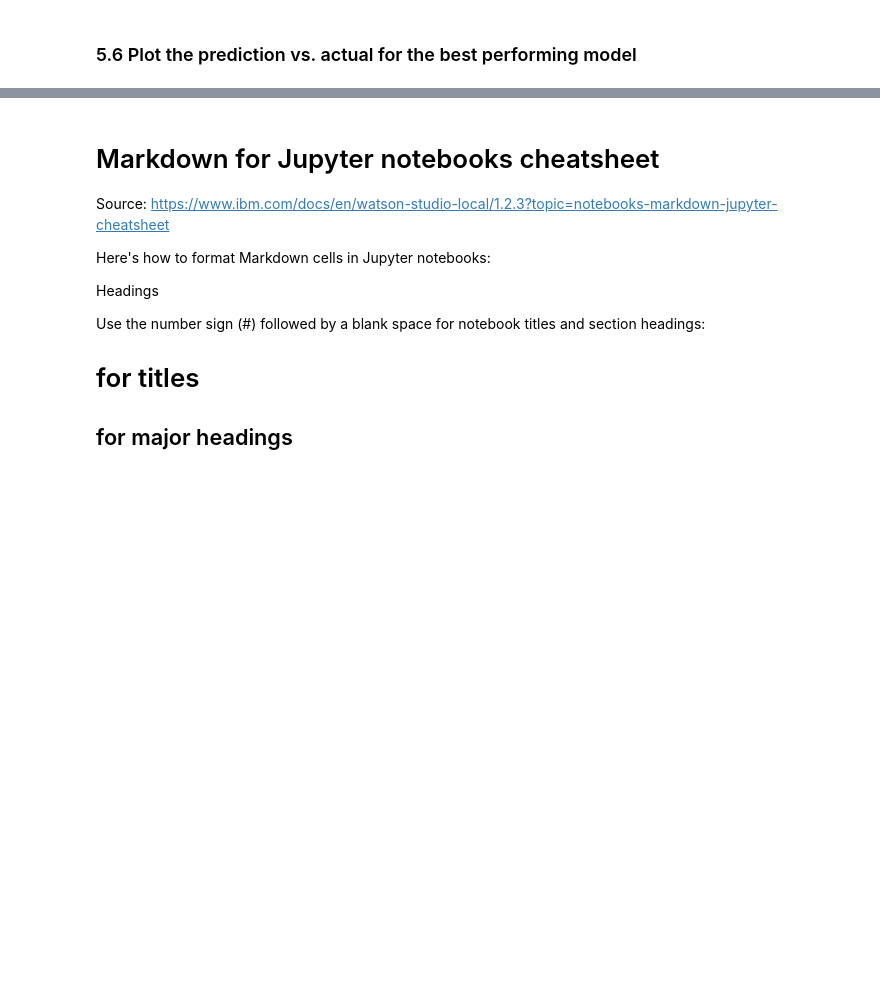
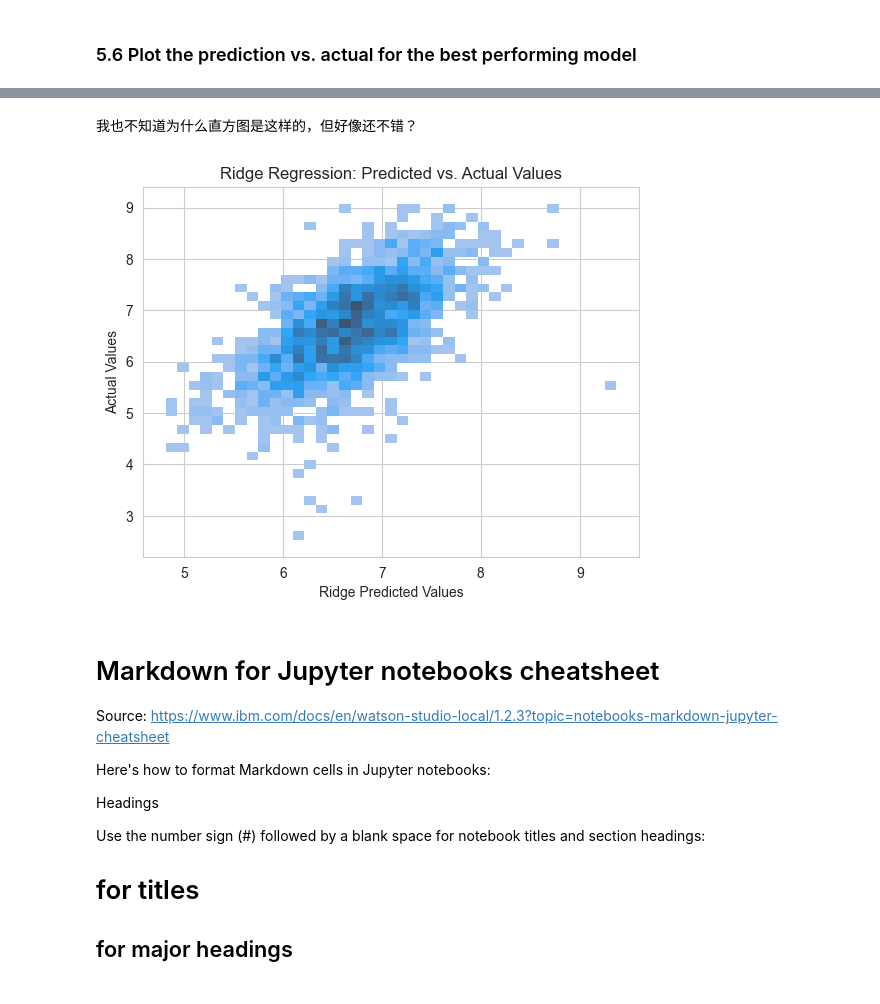
Before and after one commit to Threegoldsqwq/Machine_Learning_Anime_Recommendation, a Jupyter notebook: Animes_Analysis.ipynb, the cells around one changed output, grey strips where cells are left out. Cells and saved outputs as stored; diff of their text form; code cells hidden in the pictures; blank space fills up the shorter version.

```diff
--- a/Animes_Analysis.ipynb
+++ b/Animes_Analysis.ipynb
@@ -797,3 +806,13 @@ plt.show()  # Display the plot
+# %% [markdown]
+我也不知道为什么直方图是这样的，但好像还不错？
+# %%
+sns.histplot(x = ridge_y_predict, y = y_test)
+plt.xlabel("Ridge Predicted Values")  # Label for the x-axis
+plt.ylabel("Actual Values")  # Label for the y-axis
+plt.title("Ridge Regression: Predicted vs. Actual Values")  # Title of the plot
+plt.show()
+# %% [output]
+[figure, added]
 # %% [markdown]
 # Markdown for Jupyter notebooks cheatsheet
 
```
Also changed, not shown: parts of 16 cells of this notebook.
